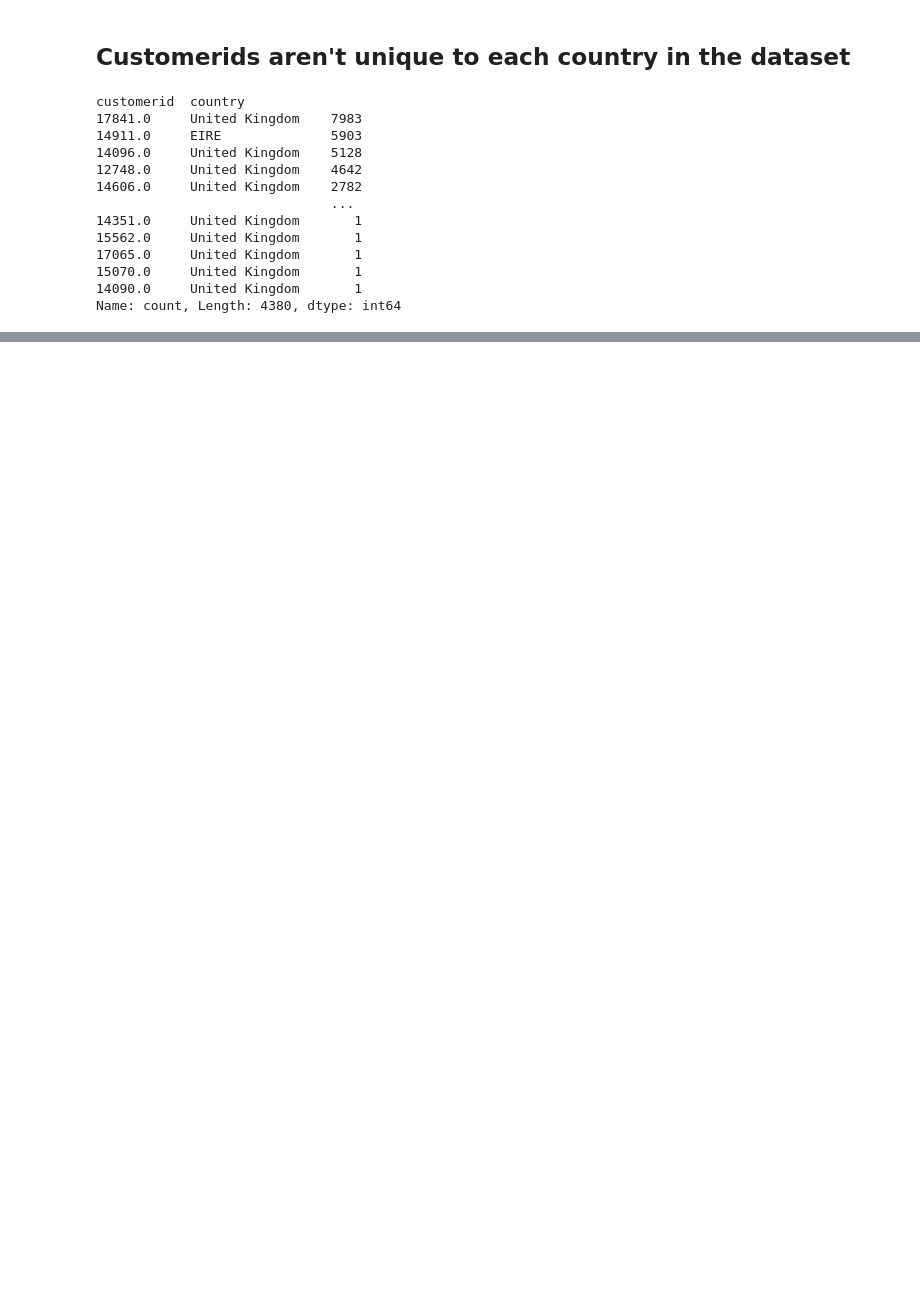
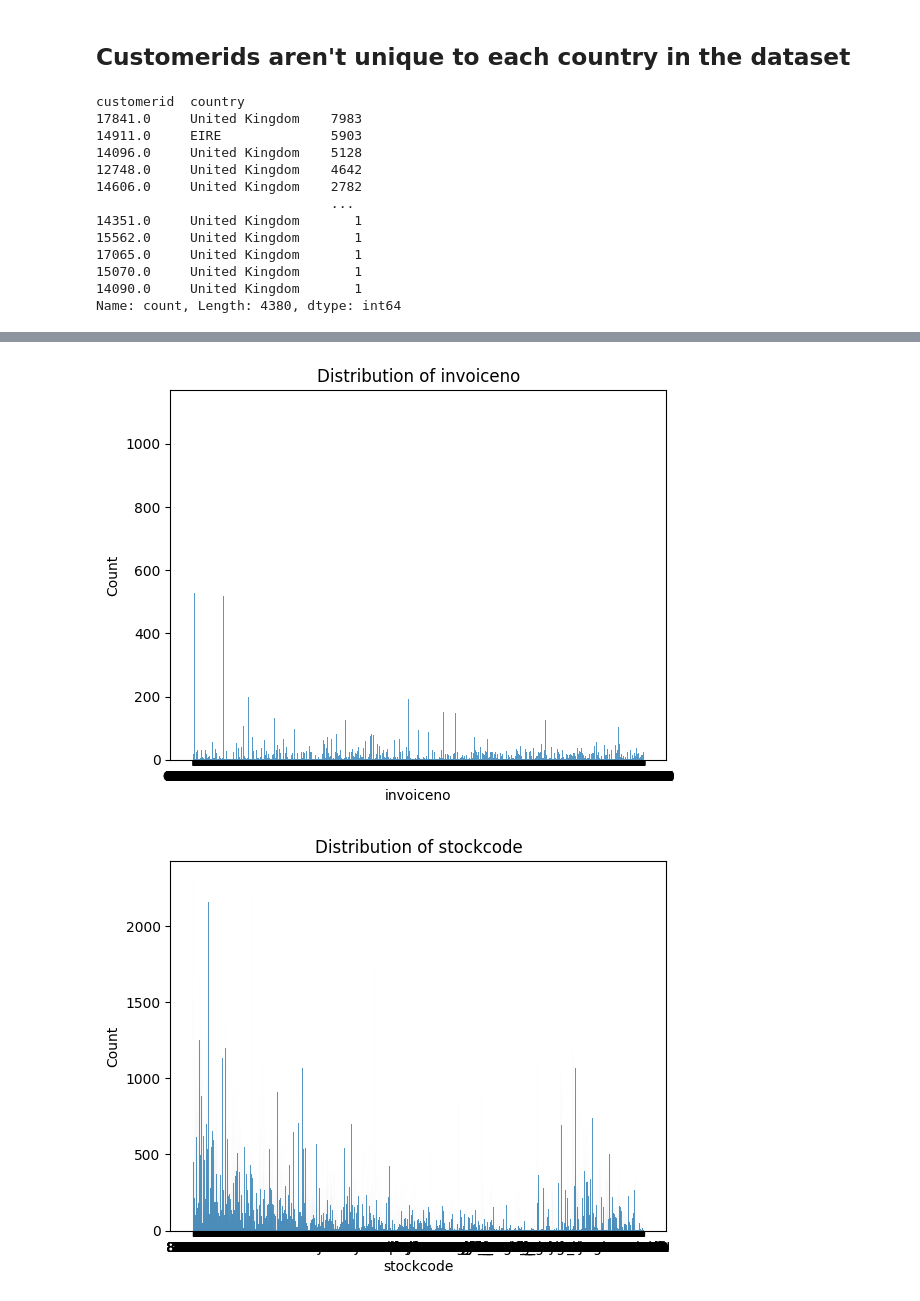
Before and after one commit to Marc-Aradillas/customer-segmentation-project, a Jupyter notebook: prep.ipynb, the cells around one changed output, grey strips where cells are left out. Drawn from its saved outputs; the diff is of its cells as text; code cells hidden in the pictures; blank space fills up the shorter version.

```diff
--- a/prep.ipynb
+++ b/prep.ipynb
@@ -111,0 +169,18 @@ TypeError: Horizontal orientation requires numeric `x` variable.
+# %%
+numeric_cols = df.columns[(df.dtypes == 'float64') | (df.dtypes == 'int64')]
+
+# Create histograms for selected columns
+for col in numeric_cols:
+    plt.figure()
+    plt.title(f'Distribution of {col}')
+    sns.histplot(data=df, x=col)
+    plt.show()
+# %%
+for col in df.columns[df.dtypes == 'object']:
+    plt.figure()
+    plt.title(f'Distribution of {col}')
+    sns.histplot(data=df, x=col)
+    plt.show()
+# %% [output]
+[figure, added]
+[figure, added]
```
Also changed, not shown: parts of 27 cells of this notebook, 1 other file.
